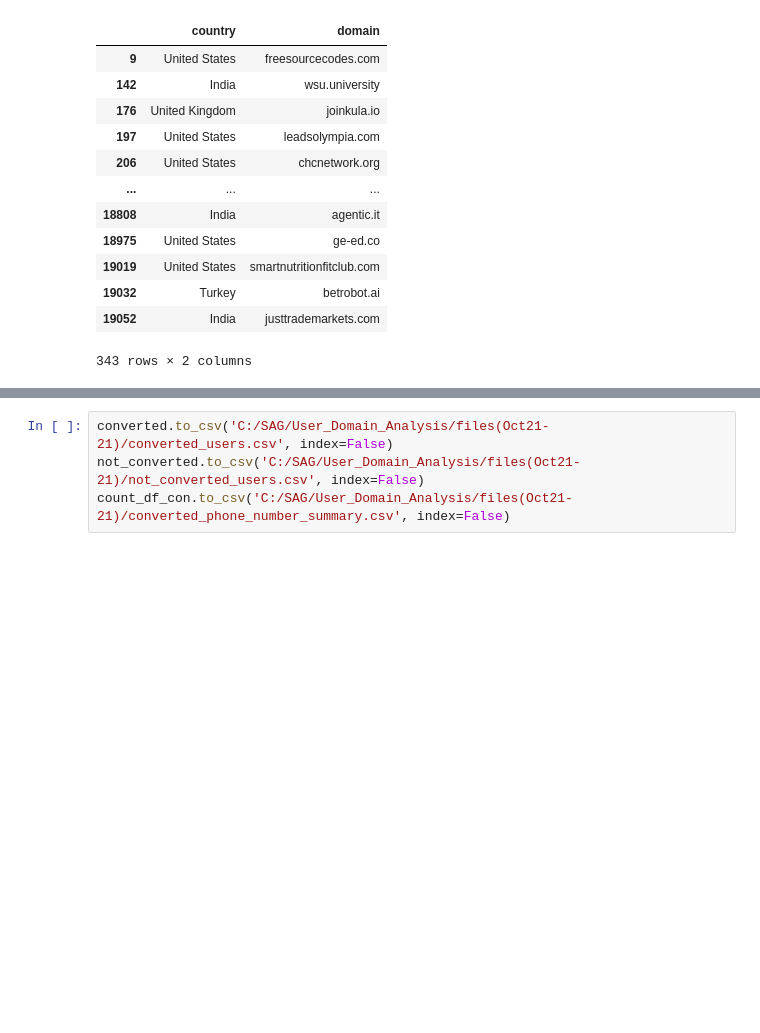
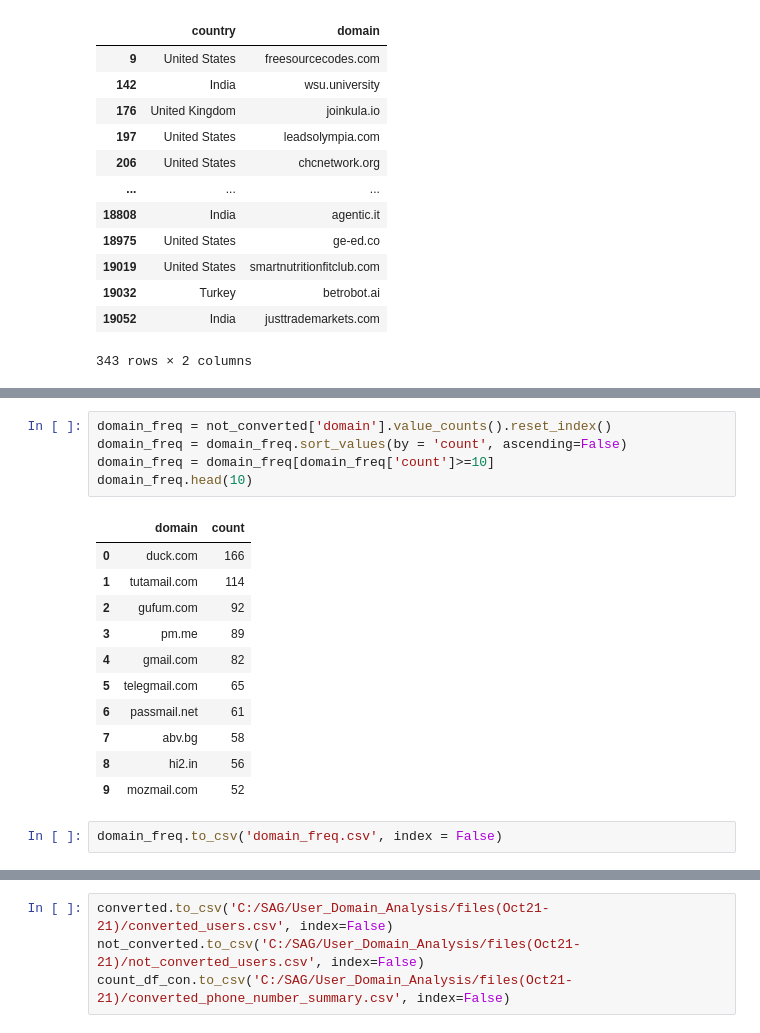
Before and after one commit to sagar-krispcall/domain_checker, a Jupyter notebook: files(Oct21-21)/analysis.ipynb, the cells around one changed output, grey strips where cells are left out. Drawn from its saved outputs; the diff is of its cells as text; blank space fills up the shorter version.

```diff
--- a/files(Oct21-21)/analysis.ipynb
+++ b/files(Oct21-21)/analysis.ipynb
@@ -439,0 +438,19 @@ not_converted
+# %%
+domain_freq = not_converted['domain'].value_counts().reset_index()
+domain_freq = domain_freq.sort_values(by = 'count', ascending=False)
+domain_freq = domain_freq[domain_freq['count']>=10]
+domain_freq.head(10)
+# %% [output]
+|  | domain | count |
+| 0 | duck.com | 166 |
+| 1 | tutamail.com | 114 |
+| 2 | gufum.com | 92 |
+| 3 | pm.me | 89 |
+| 4 | gmail.com | 82 |
+| 5 | telegmail.com | 65 |
+| 6 | passmail.net | 61 |
+| 7 | abv.bg | 58 |
+| 8 | hi2.in | 56 |
+| 9 | mozmail.com | 52 |
+# %%
+domain_freq.to_csv('domain_freq.csv', index = False)
```
Also changed, not shown: parts of 2 cells of this notebook, 8 other files.
